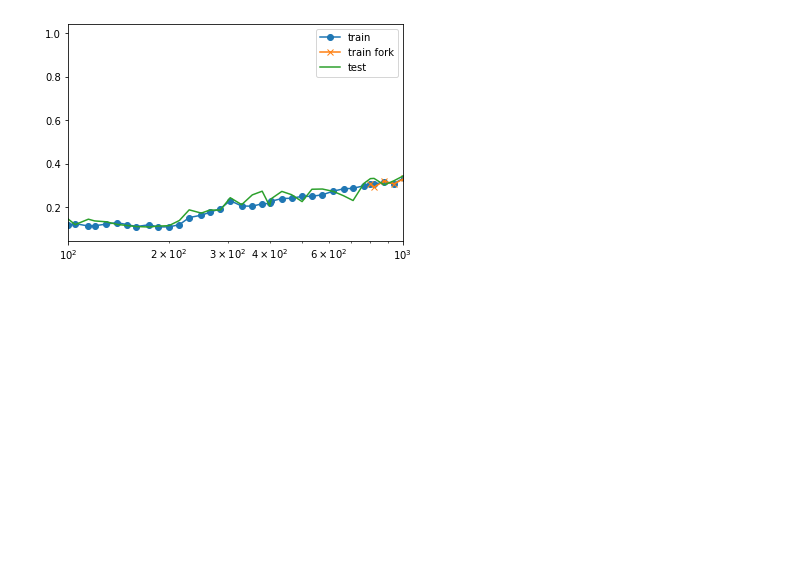
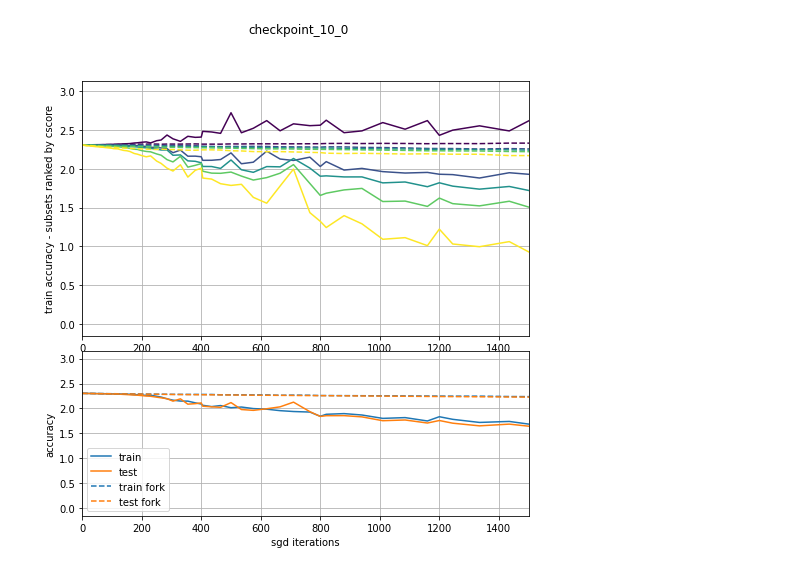
Before and after one commit to tfjgeorge/lazy_vs_hasty, a Jupyter notebook: exp_cifar/binned_cscores_acc.ipynb, the cells around one changed output. Saved outputs shown, nothing was run; the diff lists cells and outputs as text; code cells hidden in the pictures; blank space fills up the shorter version.

```diff
--- a/exp_cifar/binned_cscores_acc.ipynb
+++ b/exp_cifar/binned_cscores_acc.ipynb
@@ -51,10 +80,32 @@ plt.show()
-# %%
-plt.plot(d['iteration'], d['train_acc'], label='train', marker='o')
-plt.plot(d_fork['iteration'], d_fork['train_acc'], label='train fork', marker='x')
-plt.plot(d['iteration'], d['test_acc'], label='test')
-plt.legend()
-plt.xscale('log')
-plt.xlim(1e2, 1e3)
-plt.show()
-# %% [output]
-[figure, removed]
+# %%
+xlims = (0, 1500)
+
+plt.figure(figsize=(8, 8))
+plt.suptitle(checkpoint_name)
+plt.subplot2grid((5, 1), (0, 0), rowspan=3)
+cmap = cm.viridis(np.linspace(0, 1, 5))
+for i in range(5):
+    plt.plot(d['iteration'], losses[:, i], color=cmap[i])
+    plt.plot(d_fork['iteration'], losses_fork[:, i], '--', color=cmap[i])
+# plt.xscale('log')
+plt.xlim(*xlims)
+plt.ylabel('train accuracy - subsets ranked by cscore')
+# plt.ylim(0, 1)
+plt.grid()
+
+plt.subplot2grid((5, 1), (3, 0), rowspan=2)
+axis_train = plt.plot(d['iteration'], d['train_loss'], label='train')
+axis_test = plt.plot(d['iteration'], d['test_loss'], label='test')
+plt.plot(d_fork['iteration'], d_fork['train_loss'], '--', label='train fork', color=axis_train[0].get_color())
+plt.plot(d_fork['iteration'], d_fork['test_loss'], '--', label='test fork', color=axis_test[0].get_color())
+plt.legend()
+# plt.xscale('log')
+plt.xlim(*xlims)
+plt.xlabel('sgd iterations')
+plt.ylabel('accuracy')
+# plt.ylim(0, 1)
+plt.grid()
+plt.savefig('figures/acc_bins.pdf')
+plt.show()
+# %% [output]
+[figure, added]
```
Also changed, not shown: parts of 8 cells of this notebook, 1 other file.
